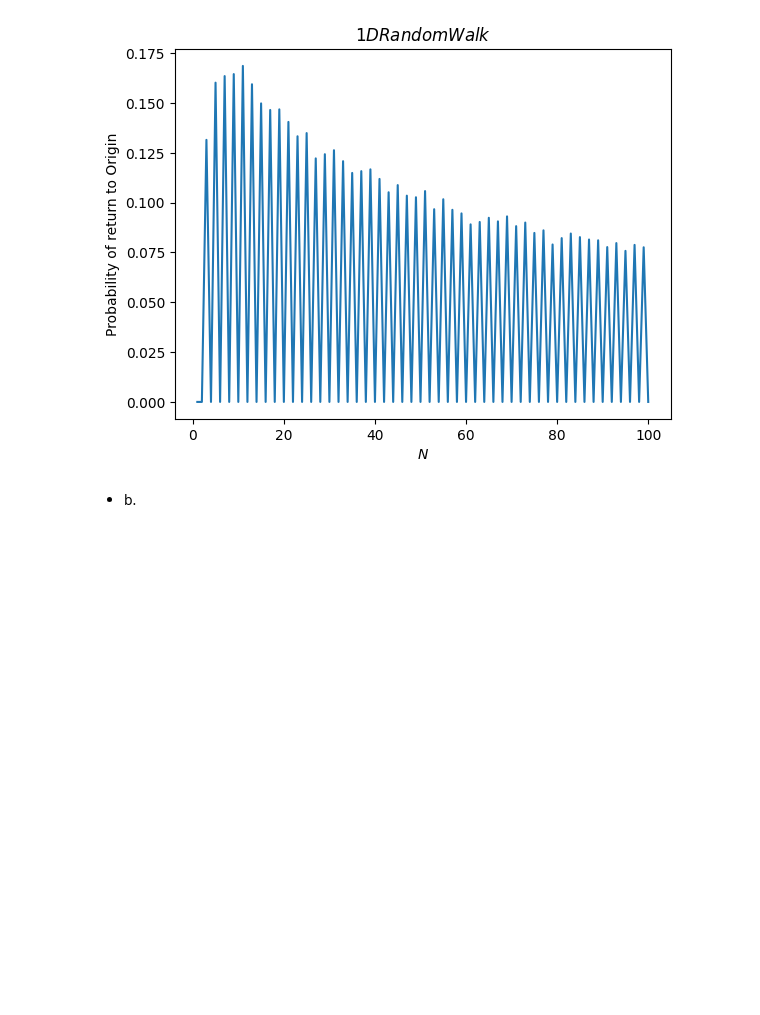
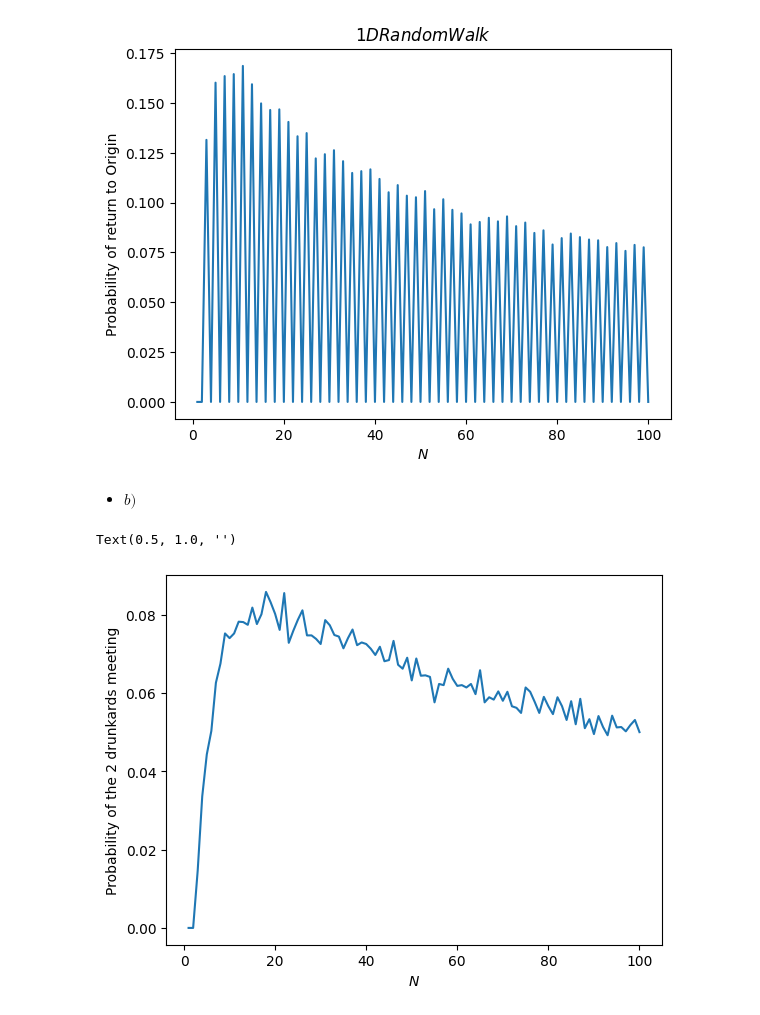
Before and after one commit to Harshul7/Priyanka-Madam-Python, a Jupyter notebook: SciIIAssn2/Q3/Q3Solution.ipynb, the cells around one changed output. Cells and saved outputs as stored; diff of their text form; code cells hidden in the pictures; blank space fills up the shorter version.

```diff
--- a/SciIIAssn2/Q3/Q3Solution.ipynb
+++ b/SciIIAssn2/Q3/Q3Solution.ipynb
@@ -69,4 +69,32 @@ plt.title(r"$1D Random Walk$")
 Text(0.5, 1.0, '$1D Random Walk$')
 [figure]
 # %% [markdown]
-- b.
+- $ b) $
+# %%
+import numpy as np
+import matplotlib.pyplot as plt
+initial_position_a= -3
+initial_position_b= 3
+
+num_trials = 10000
+N_values=list(range(1,101))
+
+probabilityOfMeeting = []
+for N in N_values:
+    steps_a=np.random.choice([-1,1],size=(num_trials,N))
+    steps_b=np.random.choice([-1,1],size=(num_trials,N))
+    final_positions_a=initial_position_a + np.sum(steps_a,axis=1)
+    final_positions_b=initial_position_b+np.sum(steps_b,axis=1)
+
+    num_meet_again=np.sum(final_positions_a==final_positions_b)
+    prob_meet_again=num_meet_again/num_trials
+
+    probabilityOfMeeting.append(prob_meet_again)
+
+plt.plot(N_values,probabilityOfMeeting)
+plt.xlabel(r"$N$")
+plt.ylabel(r"Probability of the 2 drunkards meeting")
+plt.title(r"")
+# %% [output]
+Text(0.5, 1.0, '')
+[figure, added]
```
Also changed, not shown: parts of 3 cells of this notebook, 2 other files.
